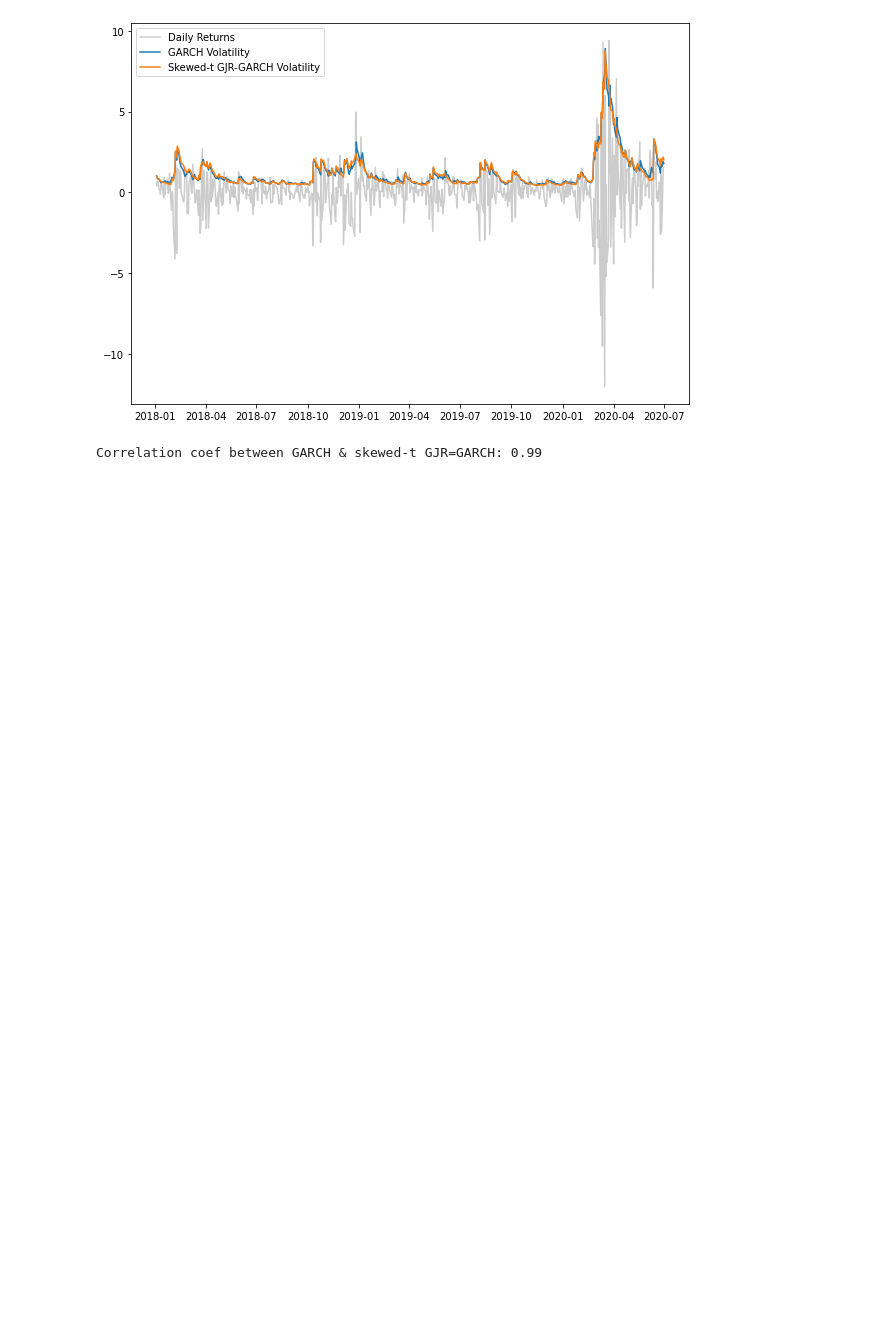
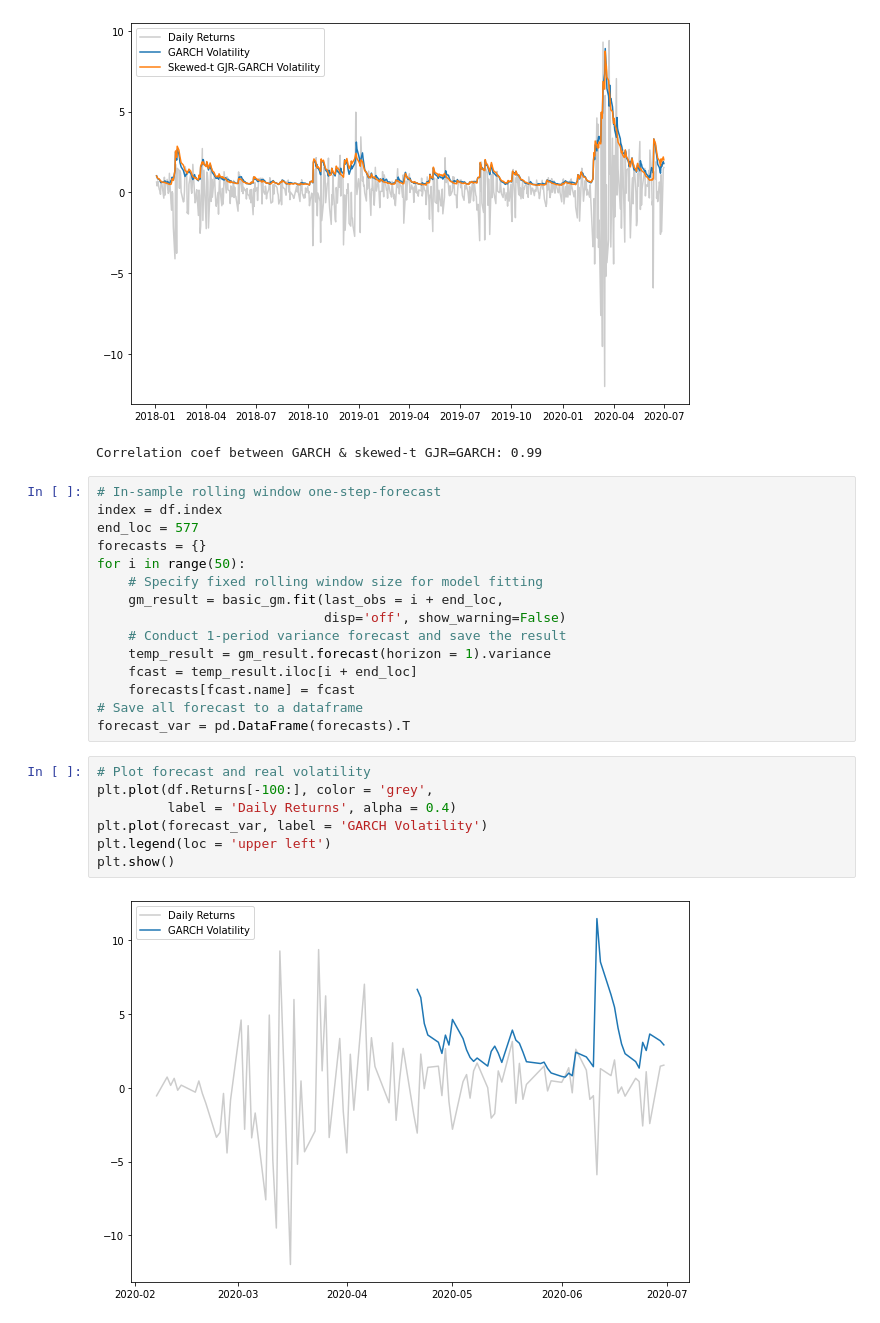
Before and after one commit to jbogocz/arima_garch, a Jupyter notebook: garch.ipynb, the cells around one changed output. Drawn from its saved outputs; the diff is of its cells as text; blank space fills up the shorter version.

Commit message:
rolling window forecast

```diff
--- a/garch.ipynb
+++ b/garch.ipynb
@@ -189,3 +189,27 @@ print(f'Correlation coef between GARCH & skewed-t GJR=GARCH: {round(np.corrcoef(
 # %% [output]
 [figure]
 Correlation coef between GARCH & skewed-t GJR=GARCH: 0.99
+# %%
+# In-sample rolling window one-step-forecast
+index = df.index
+end_loc = 577
+forecasts = {}
+for i in range(50):
+    # Specify fixed rolling window size for model fitting
+    gm_result = basic_gm.fit(last_obs = i + end_loc,
+                             disp='off', show_warning=False)
+    # Conduct 1-period variance forecast and save the result
+    temp_result = gm_result.forecast(horizon = 1).variance
+    fcast = temp_result.iloc[i + end_loc]
+    forecasts[fcast.name] = fcast
+# Save all forecast to a dataframe
+forecast_var = pd.DataFrame(forecasts).T
+# %%
+# Plot forecast and real volatility
+plt.plot(df.Returns[-100:], color = 'grey',
+         label = 'Daily Returns', alpha = 0.4)
+plt.plot(forecast_var, label = 'GARCH Volatility')
+plt.legend(loc = 'upper left')
+plt.show()
+# %% [output]
+[figure, added]
```
